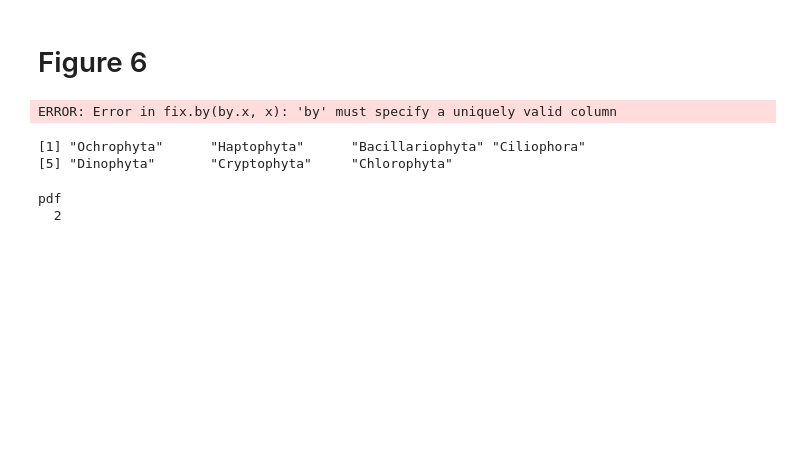
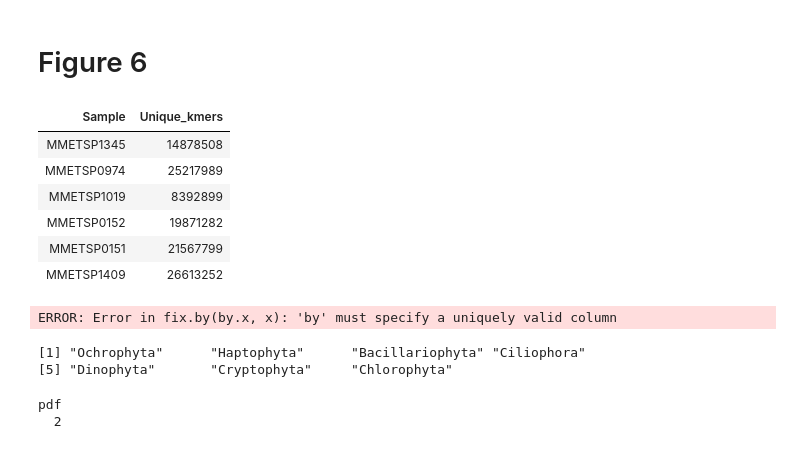
Before and after one commit to johnsolk/MMETSP, a Jupyter notebook: notebooks/MMETSP_unique_kmers_dammitgenenames.ipynb, the cells around one changed output. Saved outputs shown, nothing was run; the diff lists cells and outputs as text; code cells hidden in the pictures; blank space fills up the shorter version.

```diff
--- a/notebooks/MMETSP_unique_kmers_dammitgenenames.ipynb
+++ b/notebooks/MMETSP_unique_kmers_dammitgenenames.ipynb
@@ -3,21 +3,31 @@
 # %%
 library(RColorBrewer)
 # %%
-dib_ncgr_kmers <- read.csv("../assembly_evaluation_data/unique_kmers.csv")
+dib_ncgr_kmers <- read.csv("../assembly_evaluation_data/")
+dib_ncgr_kmers <- read.csv("../")
 unique_dammit_names <- read.csv("../assembly_evaluation_data/normalized_unique_gene_names_ncgr_dib.csv")
 unique_dammit_names <- unique_dammit_names[,2:4]
 colnames(unique_dammit_names) <- c("SampleName","NCGR","DIB")
+head(dib_ncgr_kmers)
+
 unique_dammit_names <- merge(dib_ncgr_kmers,unique_dammit_names,by="SampleName")
-unique_dammit_names <- unique_dammit_names[,c(1,2,5,6)]
+#unique_dammit_names <- unique_dammit_names[,c(1,2,5,6)]
 #head(dib_ncgr_kmers)
 #dim(dib_ncgr_kmers)
 #head(unique_dammit_names)
 #dim(unique_dammit_names)
 special_flowers = c("MMETSP0693","MMETSP1019","MMETSP0923","MMETSP0008","MMETSP1002","MMETSP1325","MMETSP1018",
                     "MMETSP1346","MMETSP0088","MMETSP0092","MMETSP0717","MMETSP0223","MMETSP0115","MMETSP0196",
                     "MMETSP0197","MMETSP0398","MMETSP0399","MMETSP0922")
-unique_dammit_names <- unique_dammit_names[!unique_dammit_names$SampleName %in% special_flowers,]
+#unique_dammit_names <- unique_dammit_names[!unique_dammit_names$SampleName %in% special_flowers,]
 # %% [output]
+| Sample | Unique_kmers |
+| MMETSP1345 | 14878508 |
+| MMETSP0974 | 25217989 |
+| MMETSP1019 | 8392899 |
+| MMETSP0152 | 19871282 |
+| MMETSP0151 | 21567799 |
+| MMETSP1409 | 26613252 |
 ERROR: Error in fix.by(by.x, x): 'by' must specify a uniquely valid column
 # %%
 # Only use 7 most common phyla
```
Also changed, not shown: 4 other files.
